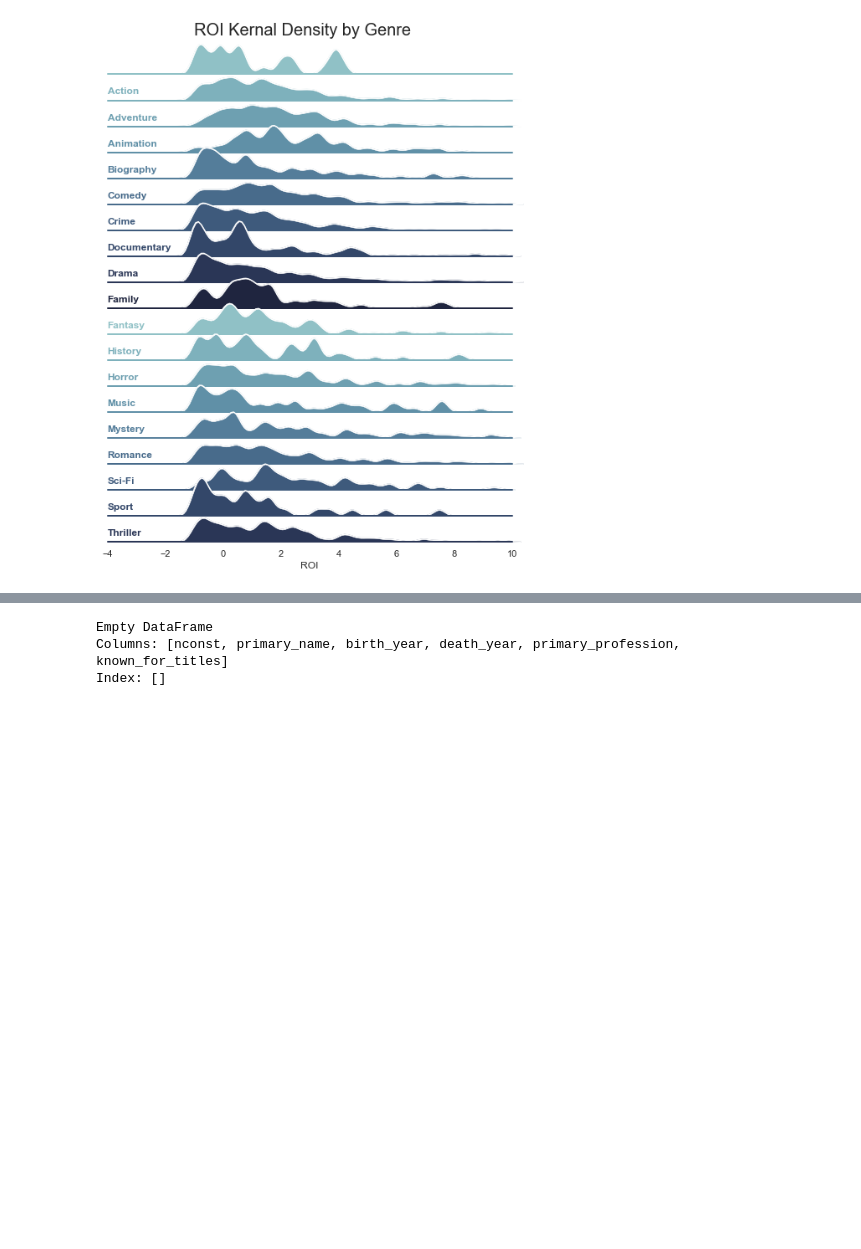
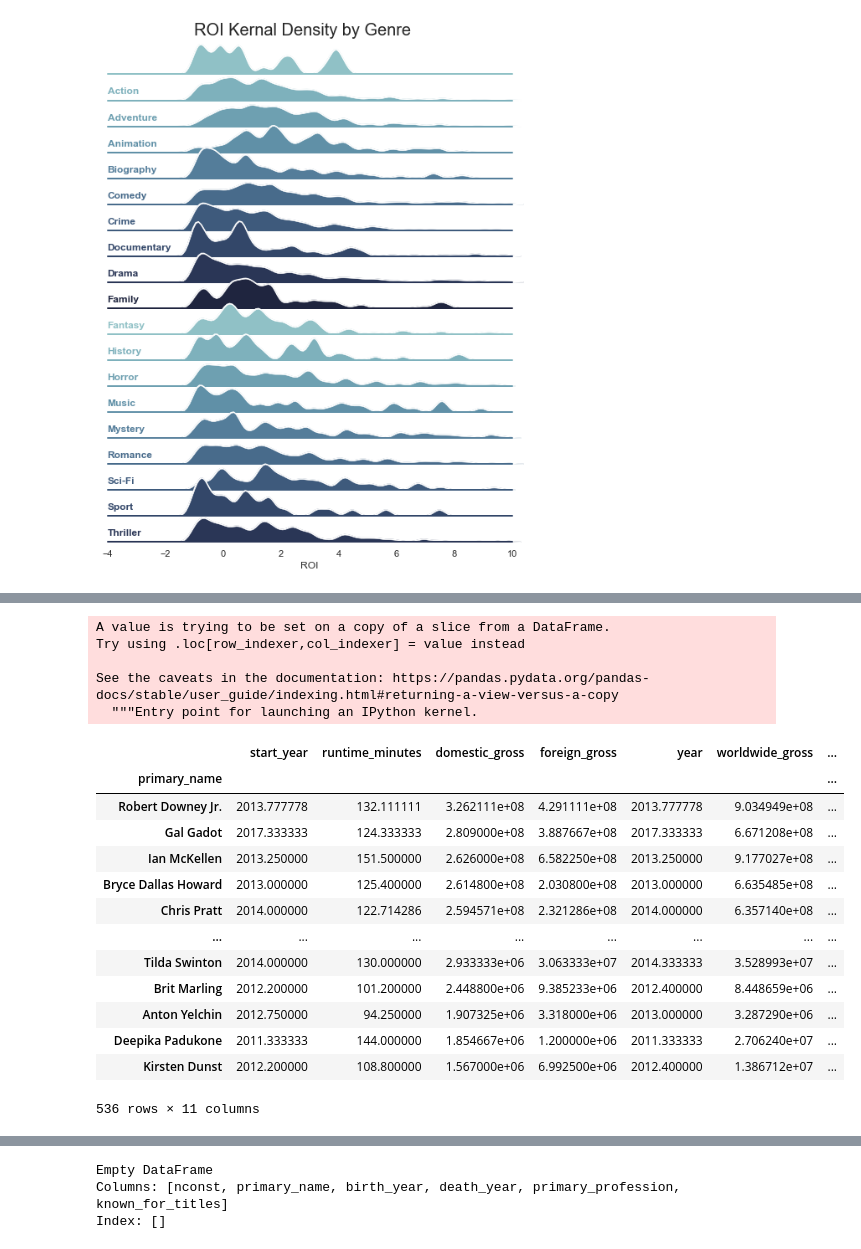
Before and after one commit to KyleDBetts/Project01, a Jupyter notebook: Movies_Project_KDB.ipynb, the cells around one changed output, grey strips where cells are left out. Saved outputs shown, nothing was run; the diff lists cells and outputs as text; code cells hidden in the pictures; blank space fills up the shorter version.

```diff
--- a/Movies_Project_KDB.ipynb
+++ b/Movies_Project_KDB.ipynb
@@ -229,0 +293,28 @@ Text(0.5, 8.960000000000157, 'ROI')
+# %%
+df_actors['movie_count'] = df_actors['primary_name'].map(actorCount_dict)
+# %% [output]
+A value is trying to be set on a copy of a slice from a DataFrame.
+Try using .loc[row_indexer,col_indexer] = value instead
+
+See the caveats in the documentation: https://pandas.pydata.org/pandas-docs/stable/user_guide/indexing.html#returning-a-view-versus-a-copy
+  """Entry point for launching an IPython kernel.
+# %%
+df_stars= df_actors.loc[df_actors.movie_count >=3]
+df_stars_scatter = df_stars.groupby(['primary_name']).mean().sort_values(by = ['domestic_gross'], ascending = False)\
+                                    [['worldwide_gross', 'production_budget', 'movie_count']]
+df_stars_scatter
+# %% [output]
+|  | start_year | runtime_minutes | domestic_gross | foreign_gross | year | worldwide_gross | ... |
+| primary_name |  |  |  |  |  |  | ... |
+| Robert Downey Jr. | 2013.777778 | 132.111111 | 3.262111e+08 | 4.291111e+08 | 2013.777778 | 9.034949e+08 | ... |
+| Gal Gadot | 2017.333333 | 124.333333 | 2.809000e+08 | 3.887667e+08 | 2017.333333 | 6.671208e+08 | ... |
+| Ian McKellen | 2013.250000 | 151.500000 | 2.626000e+08 | 6.582250e+08 | 2013.250000 | 9.177027e+08 | ... |
+| Bryce Dallas Howard | 2013.000000 | 125.400000 | 2.614800e+08 | 2.030800e+08 | 2013.000000 | 6.635485e+08 | ... |
+| Chris Pratt | 2014.000000 | 122.714286 | 2.594571e+08 | 2.321286e+08 | 2014.000000 | 6.357140e+08 | ... |
+| ... | ... | ... | ... | ... | ... | ... | ... |
+| Tilda Swinton | 2014.000000 | 130.000000 | 2.933333e+06 | 3.063333e+07 | 2014.333333 | 3.528993e+07 | ... |
+| Brit Marling | 2012.200000 | 101.200000 | 2.448800e+06 | 9.385233e+06 | 2012.400000 | 8.448659e+06 | ... |
+| Anton Yelchin | 2012.750000 | 94.250000 | 1.907325e+06 | 3.318000e+06 | 2013.000000 | 3.287290e+06 | ... |
+| Deepika Padukone | 2011.333333 | 144.000000 | 1.854667e+06 | 1.200000e+06 | 2011.333333 | 2.706240e+07 | ... |
+| Kirsten Dunst | 2012.200000 | 108.800000 | 1.567000e+06 | 6.992500e+06 | 2012.400000 | 1.386712e+07 | ... |
+536 rows × 11 columns
```
Also changed, not shown: parts of 16 cells of this notebook.
